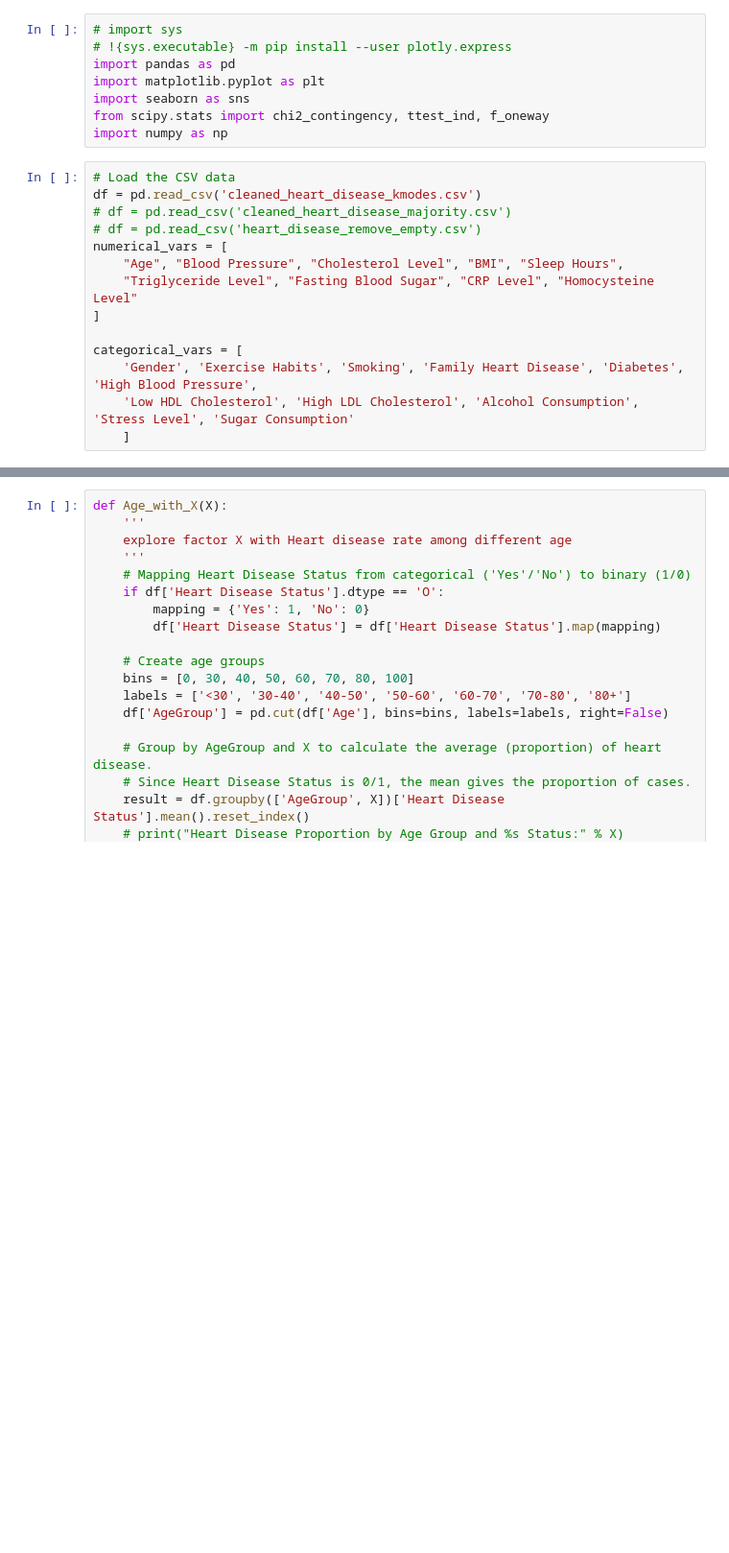
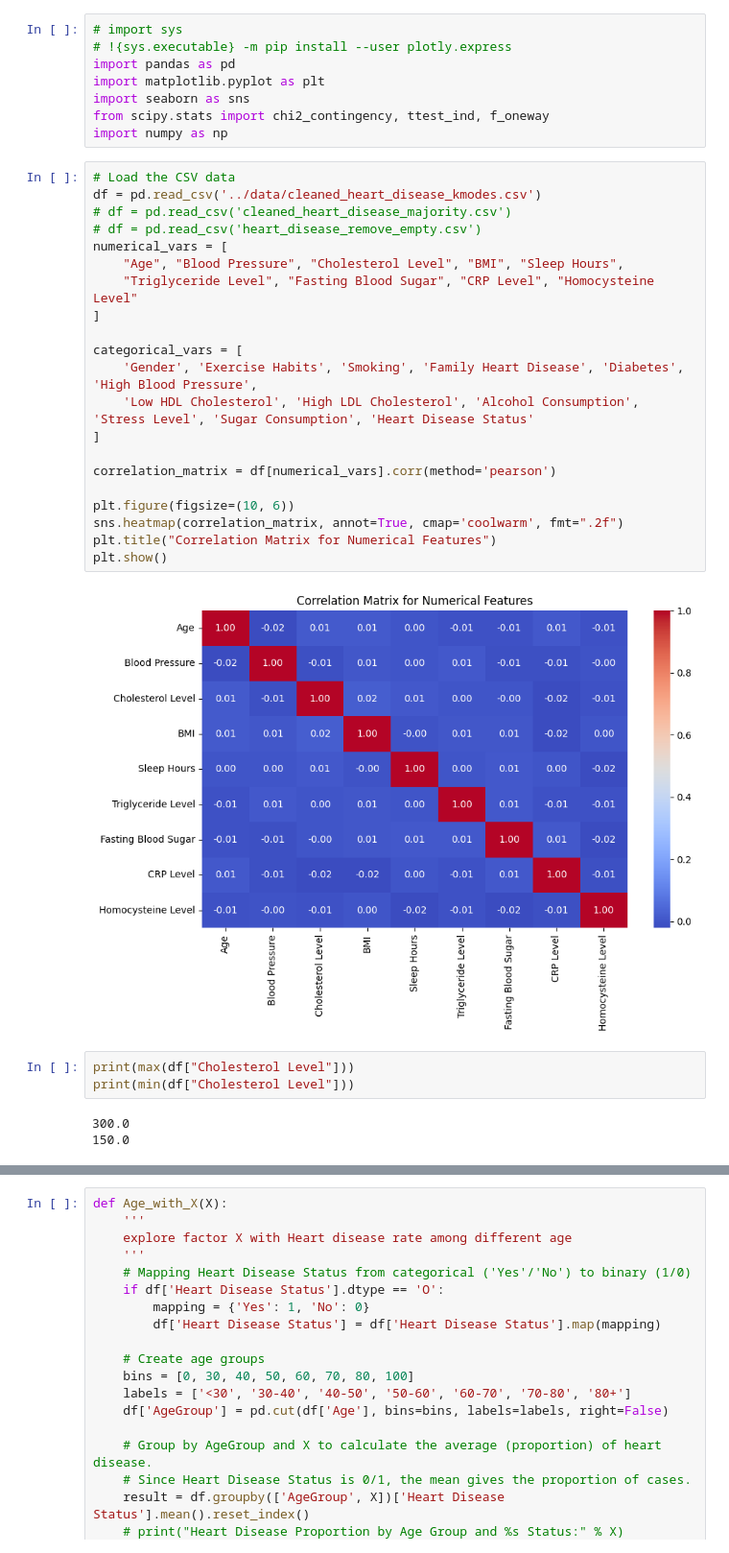
Before and after one commit to FrancGarcia/heart-disease-analysis, a Jupyter notebook: Visualization/visualization.ipynb, the cells around one changed output, grey strips where cells are left out. Shown at 96% size. Cells and saved outputs as stored; diff of their text form; blank space fills up the shorter version.

Commit message:
Adding code to find statistical relationships between non-numerical and numerical, numerical and numerical, and non-numerical with non-numerical.

```diff
--- a/Visualization/visualization.ipynb
+++ b/Visualization/visualization.ipynb
@@ -8,15 +8,30 @@ from scipy.stats import chi2_contingency, ttest_ind, f_oneway
 import numpy as np
 # %%
 # Load the CSV data
-df = pd.read_csv('cleaned_heart_disease_kmodes.csv')
+df = pd.read_csv('../data/cleaned_heart_disease_kmodes.csv')
 # df = pd.read_csv('cleaned_heart_disease_majority.csv')
 # df = pd.read_csv('heart_disease_remove_empty.csv')
 numerical_vars = [
     "Age", "Blood Pressure", "Cholesterol Level", "BMI", "Sleep Hours",
     "Triglyceride Level", "Fasting Blood Sugar", "CRP Level", "Homocysteine Level"
 ]
 
 categorical_vars = [
     'Gender', 'Exercise Habits', 'Smoking', 'Family Heart Disease', 'Diabetes', 'High Blood Pressure',
-    'Low HDL Cholesterol', 'High LDL Cholesterol', 'Alcohol Consumption', 'Stress Level', 'Sugar Consumption'
-    ]
+    'Low HDL Cholesterol', 'High LDL Cholesterol', 'Alcohol Consumption', 'Stress Level', 'Sugar Consumption', 'Heart Disease Status'
+]
+
+correlation_matrix = df[numerical_vars].corr(method='pearson')
+
+plt.figure(figsize=(10, 6))
+sns.heatmap(correlation_matrix, annot=True, cmap='coolwarm', fmt=".2f")
+plt.title("Correlation Matrix for Numerical Features")
+plt.show()
+# %% [output]
+[figure, added]
+# %%
+print(max(df["Cholesterol Level"]))
+print(min(df["Cholesterol Level"]))
+# %% [output]
+300.0
+150.0
```
Also changed, not shown: parts of 11 cells of this notebook, 11 other files.
